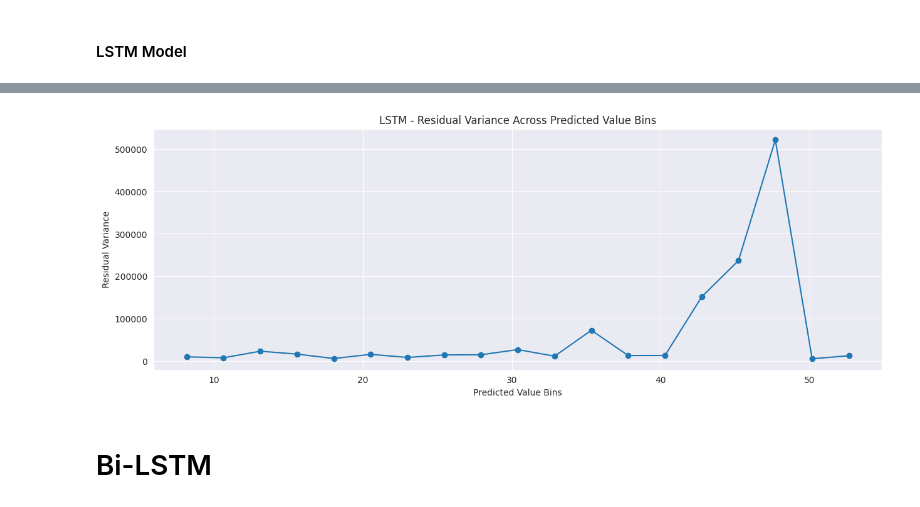
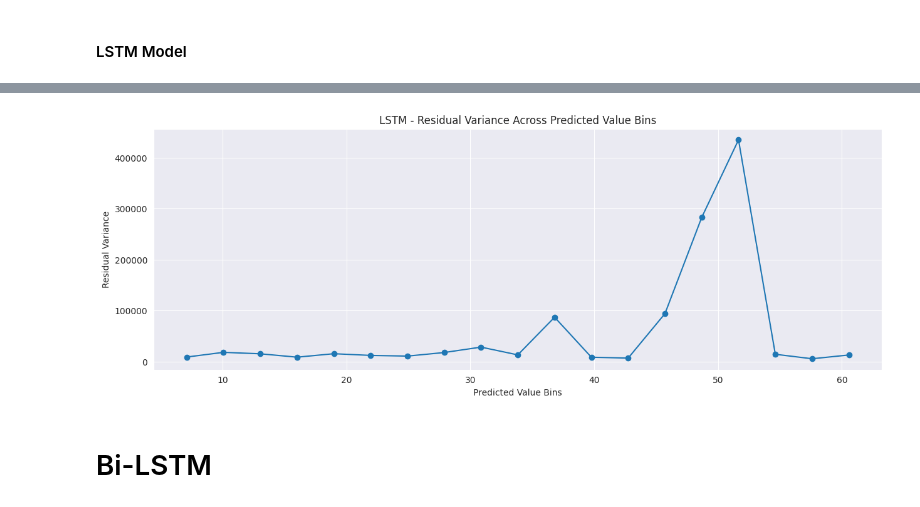
Before and after one commit to Engelbert107/Time-Series-with-ARIMA-LSTM-and-GRU, a Jupyter notebook: notebook/disasters_rnn.ipynb, the cells around one changed output, grey strips where cells are left out. Drawn from its saved outputs; the diff is of its cells as text; code cells hidden in the pictures.

Commit message:
update data preparation

```diff
--- a/notebook/disasters_rnn.ipynb
+++ b/notebook/disasters_rnn.ipynb
@@ -433,0 +454,3 @@ count_of_disasters_df.head()
+# %%
+series_to_df = time_series_data.to_frame()
+series_to_df.head()
@@ -589,33 +605,33 @@ def plot_predictions(test, predicted, title):
     plt.legend()
     plt.show()
 # %%
-count_of_disasters_df_cp = count_of_disasters_df.copy()
+# Split data into train, validation, and test sets
+n = len(series_to_df)
+train_df = series_to_df[0:int(n*0.7)]
+val_df = series_to_df[int(n*0.7):int(n*0.9)]
+test_df = series_to_df[int(n*0.9):]
 
-count_of_disasters_df_drop = count_of_disasters_df_cp.drop(columns=['Declaration Date'])
-
-
-# Split data into train, validation, and test sets
-n = len(count_of_disasters_df_drop)
-train_df = count_of_disasters_df_drop[0:int(n*0.7)]
-val_df = count_of_disasters_df_drop[int(n*0.7):int(n*0.9)]
-test_df = count_of_disasters_df_drop[int(n*0.9):]
+train_df_numeric = train_df[['count_of_disaster']]
+val_df_numeric = val_df[['count_of_disaster']]
+test_df_numeric = test_df[['count_of_disaster']]
 
 # scaler = MinMaxScaler(feature_range=(0, 1))
 scaler = RobustScaler()
 
-train_df_scaled = scaler.fit_transform(train_df)
-val_df_scaled = scaler.transform(val_df)
-test_df_scaled = scaler.transform(test_df)
+train_df_scaled = scaler.fit_transform(train_df_numeric)
+val_df_scaled = scaler.transform(val_df_numeric)
+test_df_scaled = scaler.transform(test_df_numeric)
+
 
 # Scale the data and keep them as DataFrames
-train_df_scaled = pd.DataFrame(scaler.fit_transform(train_df), columns=train_df.columns)
-val_df_scaled = pd.DataFrame(scaler.transform(val_df), columns=val_df.columns)
-test_df_scaled = pd.DataFrame(scaler.transform(test_df), columns=test_df.columns)
+train_df_scaled = pd.DataFrame(train_df_scaled, columns=train_df_numeric.columns)
+val_df_scaled = pd.DataFrame(val_df_scaled, columns=val_df_numeric.columns)
+test_df_scaled = pd.DataFrame(test_df_scaled, columns=test_df_numeric.columns)
 
 # Initialize the WindowGenerator
-window_generator = WindowGenerator(input_width=12, # 12 months of input (1 year)
+window_generator = WindowGenerator(input_width=12,  # 12 months of input (1 year)
                                    label_width=12,  # 12 month of output
-                                   shift=1,        # Predict the next month
+                                   shift=1,         # Predict the next month
                                    train_df=train_df_scaled,
                                    val_df=val_df_scaled,
                                    test_df=test_df_scaled,
@@ -824,7 +741,7 @@ def calculate_hidden_units_from_data(train_data, alpha=5):
 
 
 # Calculate the number of hidden units: N_h
-ALPHA = 10
+ALPHA = 3
 hidden_units = calculate_hidden_units_from_data(X_train, alpha=ALPHA)
 print(f"Suggested number of hidden units (N_h): {hidden_units}")
 # %% [output]
@@ -1077,22 +978,20 @@ Heteroscedasticity detected!
 # %%
 # Ensure predictions_lstm_original is 1D
 predictions_lstm_original_1d = predictions_lstm_original.flatten()
 
 bins = np.linspace(np.min(predictions_lstm_original_1d), np.max(predictions_lstm_original_1d), num=20)
 
 bin_indices = np.digitize(predictions_lstm_original_1d, bins)
 
-residual_variances = [
-    np.var(residuals_lstm[bin_indices == i]) for i in range(1, len(bins))
-]
+residual_variances = [np.var(residuals_lstm[bin_indices == i]) for i in range(1, len(bins))]
 
 plt.figure(figsize=(15,5))
 plt.plot(bins[:-1], residual_variances, marker='o')
 plt.xlabel('Predicted Value Bins')
 plt.ylabel('Residual Variance')
 plt.title('LSTM - Residual Variance Across Predicted Value Bins');
 # %% [output]
-[figure, old version]
+[figure, new version]
 # %% [markdown]
 # Bi-LSTM
 # %%
```
Also changed, not shown: parts of 42 cells of this notebook, 1 other file.
